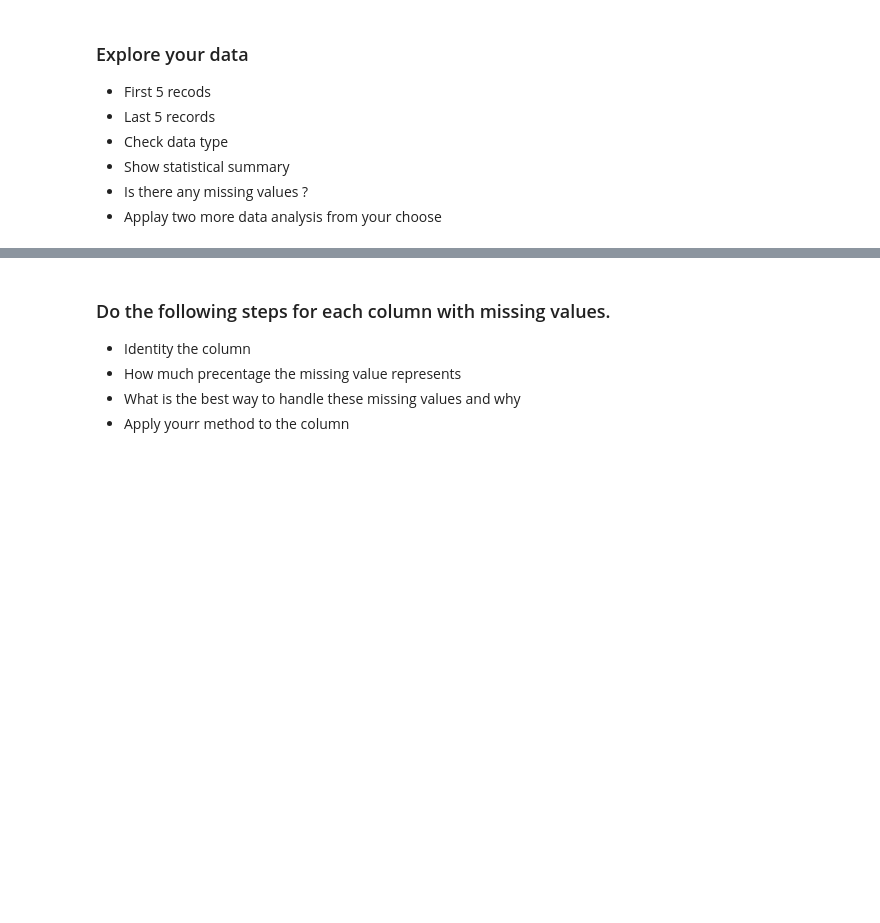
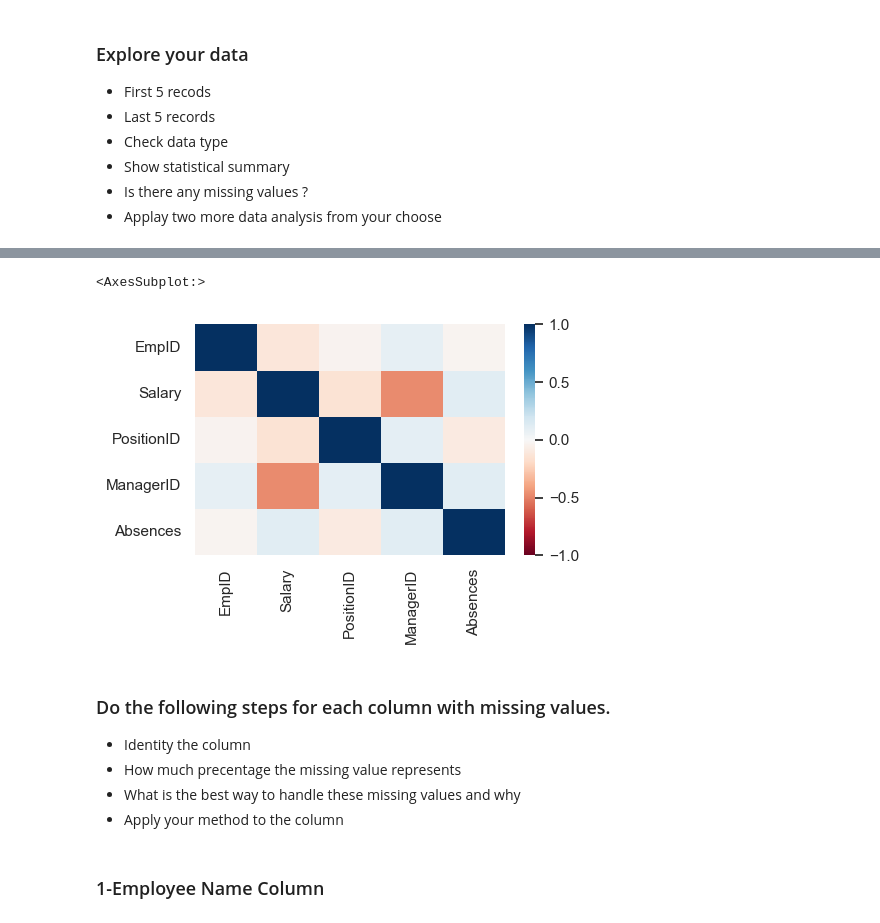
Before and after one commit to Tuwaiq-Data-Science-Bootcamp-V2/MissingData-Lab1, a Jupyter notebook: Missing Values Assignment .ipynb, the cells around one changed output, grey strips where cells are left out. Drawn from its saved outputs; the diff is of its cells as text; code cells hidden in the pictures; blank space fills up the shorter version.

```diff
--- a/Missing Values Assignment .ipynb
+++ b/Missing Values Assignment .ipynb
@@ -3,2 +7,5 @@
 # %% [markdown]
 ### Load your dataset
+# %%
+df= pd.read_csv('HR_Missing_Vslues.csv')
+df.head(5)
@@ -14,7 +122,15 @@
+# %%
+sns.set(rc={'figure.figsize':(5,3)})
+sns.heatmap(df.corr(), cmap='RdBu', vmin=-1, vmax=1, annot=False, fmt='g')
+# %% [output]
+<AxesSubplot:>
+[figure, added]
 # %% [markdown]
 ### Do the following steps for each column with missing values.
 
 * Identity the column
 * How much precentage the missing value represents
 * What is the best way to handle these missing values and why
-* Apply yourr method to the column
+* Apply your method to the column
+# %% [markdown]
+### 1-Employee Name Column
```
Also changed, not shown: parts of 34 cells of this notebook.
